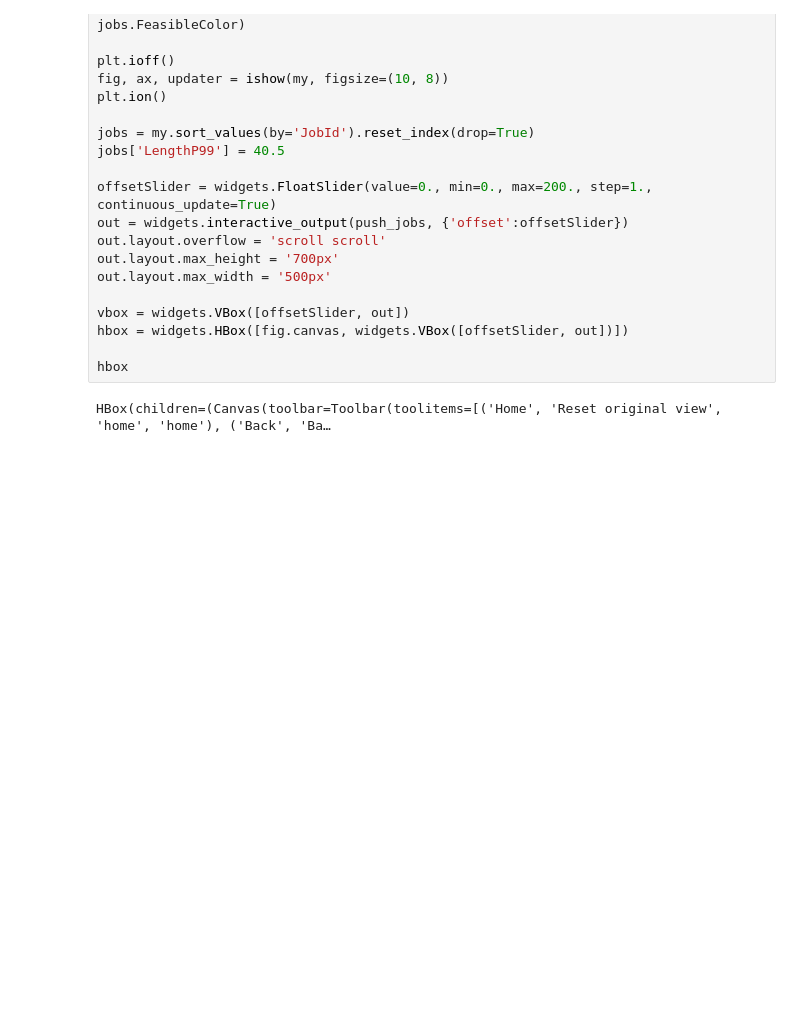
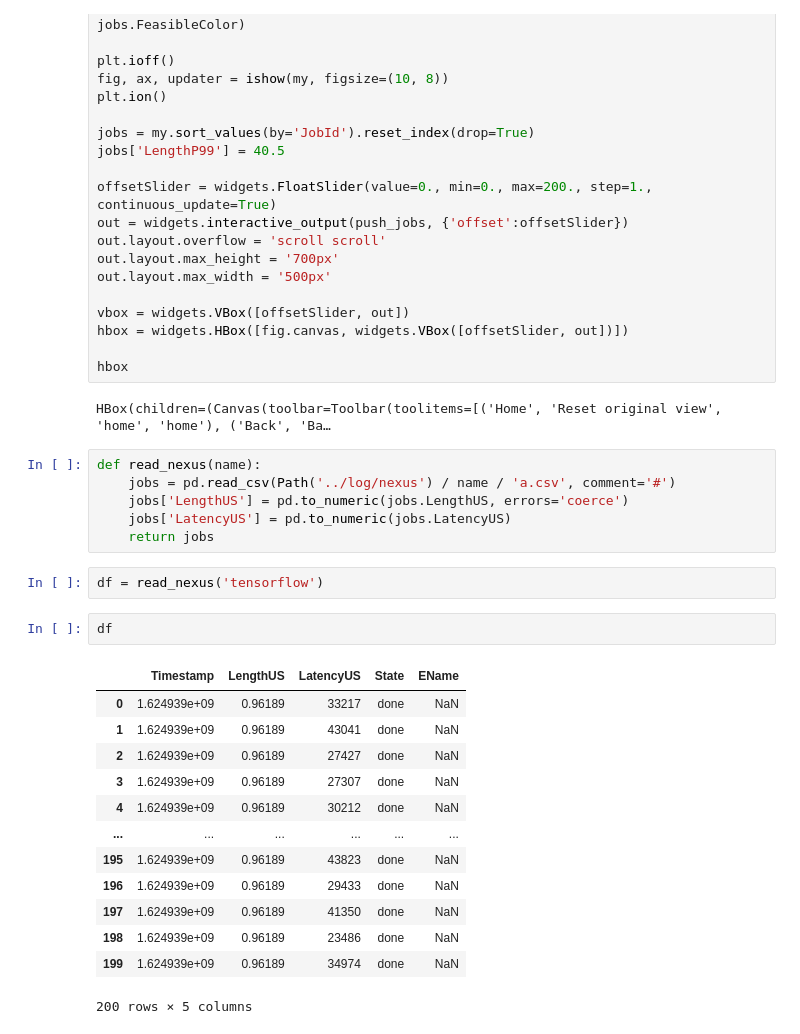
Before and after one commit to Elena-Qiu/InferSim, a Jupyter notebook: scripts/analyze_log.ipynb, the cells around one changed output. Cells and saved outputs as stored; diff of their text form; blank space fills up the shorter version.

```diff
--- a/scripts/analyze_log.ipynb
+++ b/scripts/analyze_log.ipynb
@@ -381,3 +381,27 @@ hbox = widgets.HBox([fig.canvas, widgets.VBox([offsetSlider, out])])
 hbox
 # %% [output]
 HBox(children=(Canvas(toolbar=Toolbar(toolitems=[('Home', 'Reset original view', 'home', 'home'), ('Back', 'Ba…
+# %%
+def read_nexus(name):
+    jobs = pd.read_csv(Path('../log/nexus') / name / 'a.csv', comment='#')
+    jobs['LengthUS'] = pd.to_numeric(jobs.LengthUS, errors='coerce')
+    jobs['LatencyUS'] = pd.to_numeric(jobs.LatencyUS)
+    return jobs
+# %%
+df = read_nexus('tensorflow')
+# %%
+df
+# %% [output]
+|  | Timestamp | LengthUS | LatencyUS | State | EName |
+| 0 | 1.624939e+09 | 0.96189 | 33217 | done | NaN |
+| 1 | 1.624939e+09 | 0.96189 | 43041 | done | NaN |
+| 2 | 1.624939e+09 | 0.96189 | 27427 | done | NaN |
+| 3 | 1.624939e+09 | 0.96189 | 27307 | done | NaN |
+| 4 | 1.624939e+09 | 0.96189 | 30212 | done | NaN |
+| ... | ... | ... | ... | ... | ... |
+| 195 | 1.624939e+09 | 0.96189 | 43823 | done | NaN |
+| 196 | 1.624939e+09 | 0.96189 | 29433 | done | NaN |
+| 197 | 1.624939e+09 | 0.96189 | 41350 | done | NaN |
+| 198 | 1.624939e+09 | 0.96189 | 23486 | done | NaN |
+| 199 | 1.624939e+09 | 0.96189 | 34974 | done | NaN |
+200 rows × 5 columns
```
Also changed, not shown: parts of 10 cells of this notebook, 1 other file.
